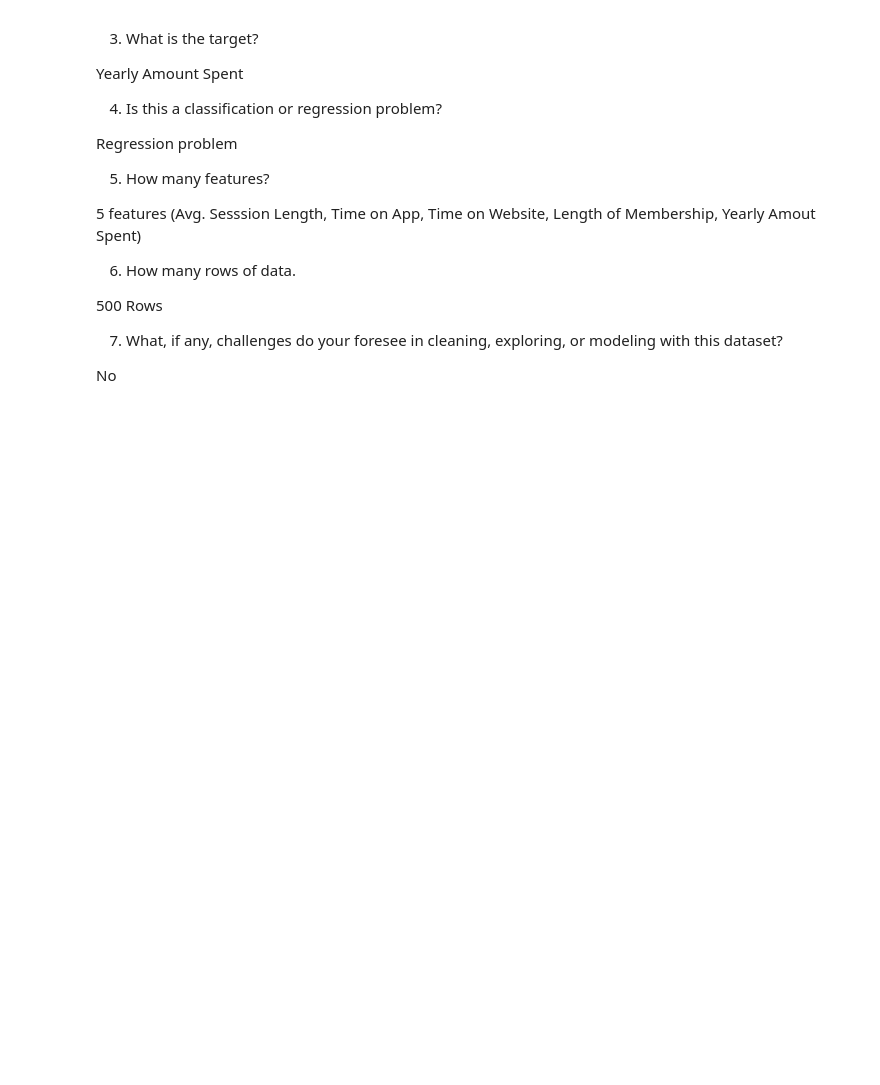
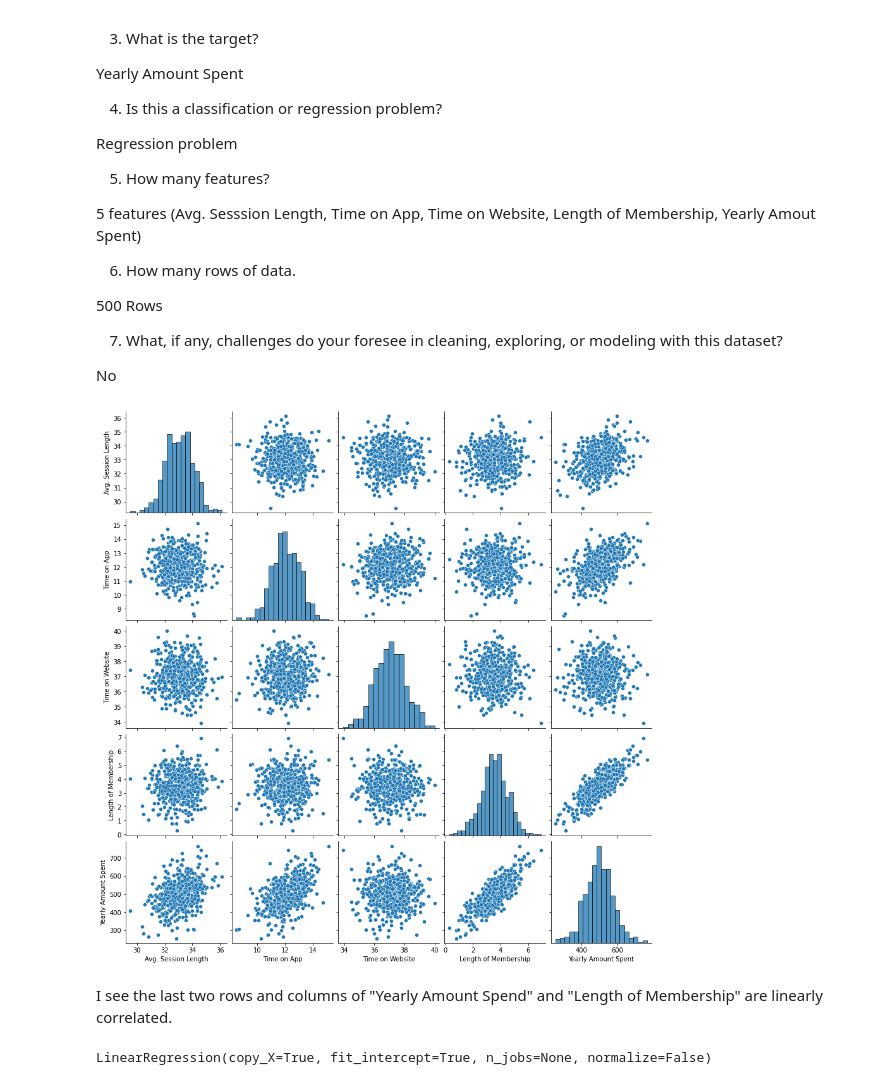
Before and after one commit to munusamymp/datascience_projects, a Jupyter notebook: ecommerce_customers/ecommerce_customers.ipynb, the cells around one changed output. Cells and saved outputs as stored; diff of their text form; code cells hidden in the pictures; blank space fills up the shorter version.

Commit message:
Updated the data with Models

```diff
--- a/ecommerce_customers/ecommerce_customers.ipynb
+++ b/ecommerce_customers/ecommerce_customers.ipynb
@@ -75,3 +85,10 @@ Regression problem
 7) What, if any, challenges do your foresee in cleaning, exploring, or modeling with this dataset?
 
 No
+# %%
+sns.pairplot(df)
+plt.show()
+# %% [output]
+[figure, added]
+# %% [markdown]
+I see the last two rows and columns of "Yearly Amount Spend" and "Length of Membership" are linearly correlated.
@@ -77,0 +103,5 @@ No
+# %%
+# Model is learning relationship between X and y
+reg.fit(X_train,y_train)
+# %% [output]
+LinearRegression(copy_X=True, fit_intercept=True, n_jobs=None, normalize=False)
```
Also changed, not shown: parts of 14 cells of this notebook.
